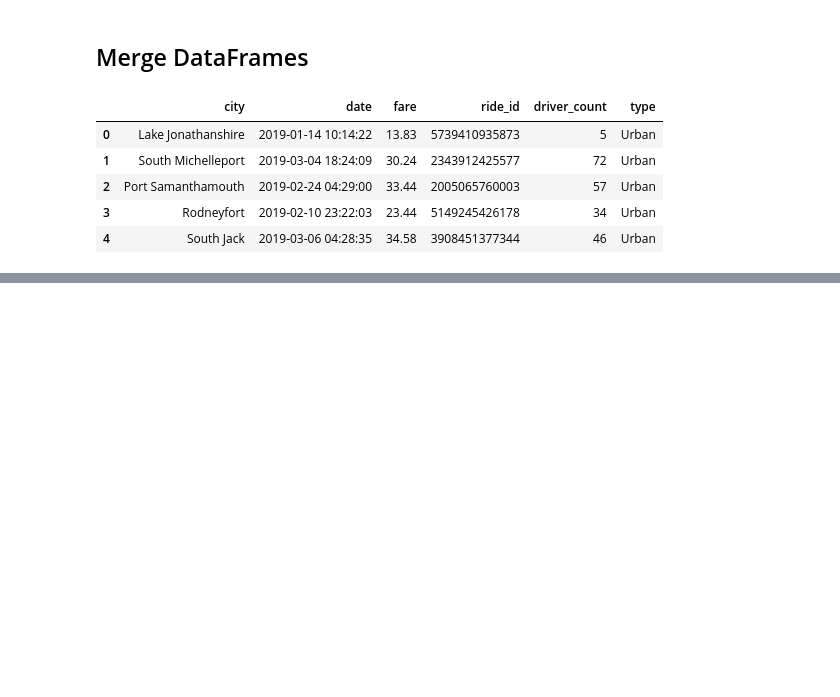
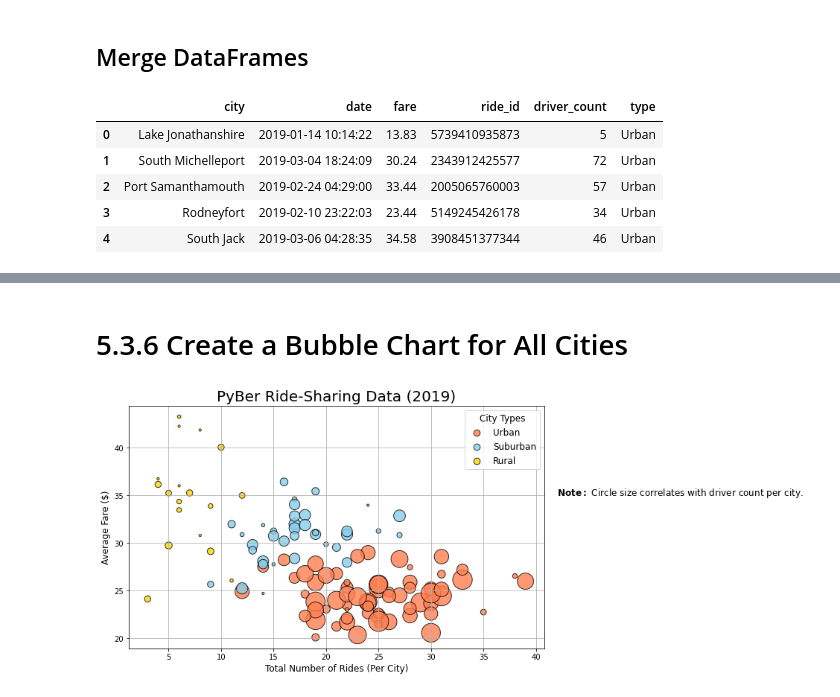
Before and after one commit to elangendorff/PyBer_Analysis, a Jupyter notebook: PyBer.ipynb, the cells around one changed output, grey strips where cells are left out. Cells and saved outputs as stored; diff of their text form; code cells hidden in the pictures; blank space fills up the shorter version.

```diff
--- a/PyBer.ipynb
+++ b/PyBer.ipynb
@@ -130,0 +401,73 @@ df_PyBer_data.head()
+# %% [markdown]
+# 5.3.6 Create a Bubble Chart for All Cities
+# %%
+# Add the scatter charts for each type of city
+fig, ax = plt.subplots(figsize=(10, 6))
+
+ax.set_title('PyBer Ride-Sharing Data (2019)', fontsize=20)
+ax.set_xlabel('Total Number of Rides (Per City)', fontsize=12)
+ax.set_ylabel('Average Fare ($)', fontsize=12)
+
+# Urban
+ax.scatter(
+    rides_urban,        # x-values
+    mean_fare_urban,    # y-values
+    label='Urban',
+    s=10*drivers_urban, # More drivers = bigger dots
+    color='coral',
+    linewidths=1,
+    edgecolors='k',     # black
+    alpha=.8
+)
+
+# Suburban
+ax.scatter(
+    rides_suburban,         # x-values
+    mean_fare_suburban,     # y-values
+    label='Suburban',
+    s=10*drivers_suburban,  # More drivers = bigger dots
+    color='skyblue',
+    linewidths=1,
+    edgecolors='k',         # black
+    alpha=.8
+)
+
+# Rural
+ax.scatter(
+    rides_rural,        # x-values
+    mean_fare_rural,    # y-values
+    label='Rural',
+    s=10*drivers_rural, # More drivers = bigger dots
+    color='gold',
+    linewidths=1,
+    edgecolors='k',     # black
+    alpha=.8
+)
+ax.grid()               # Add grid
+
+lgnd = ax.legend(       # Add legend, and assign it to `lgnd`
+#     mode='expand',
+    loc='best',
+    title='City Types',
+    title_fontsize=12,
+    fontsize=12,        # For the legend entries, not the legend title
+    scatterpoints=1     # Number of markers for each series in the legend
+)
+
+# Set all three legend markers in `lgnd` to 75-point font size
+for i in range(3):
+    lgnd.legendHandles[i]._sizes = [75]
+
+# Incorporate a text label about circle size.
+plt.text(
+    42, 35,  # What are the units for the coordinates?
+    # Code for bold text from https://stackoverflow.com/a/44123579
+    r'$\bf{Note:}$ Circle size correlates with driver count per city.',  # The `r` at the front is to ignore the `\`
+    wrap=False,
+    fontsize=12
+)
+
+# Save the figure.
+plt.savefig(os.path.join('.','analysis','fig1_nowrap.png'))
+# %% [output]
+[figure, added]
```
Also changed, not shown: parts of 25 cells of this notebook, 3 other files.
